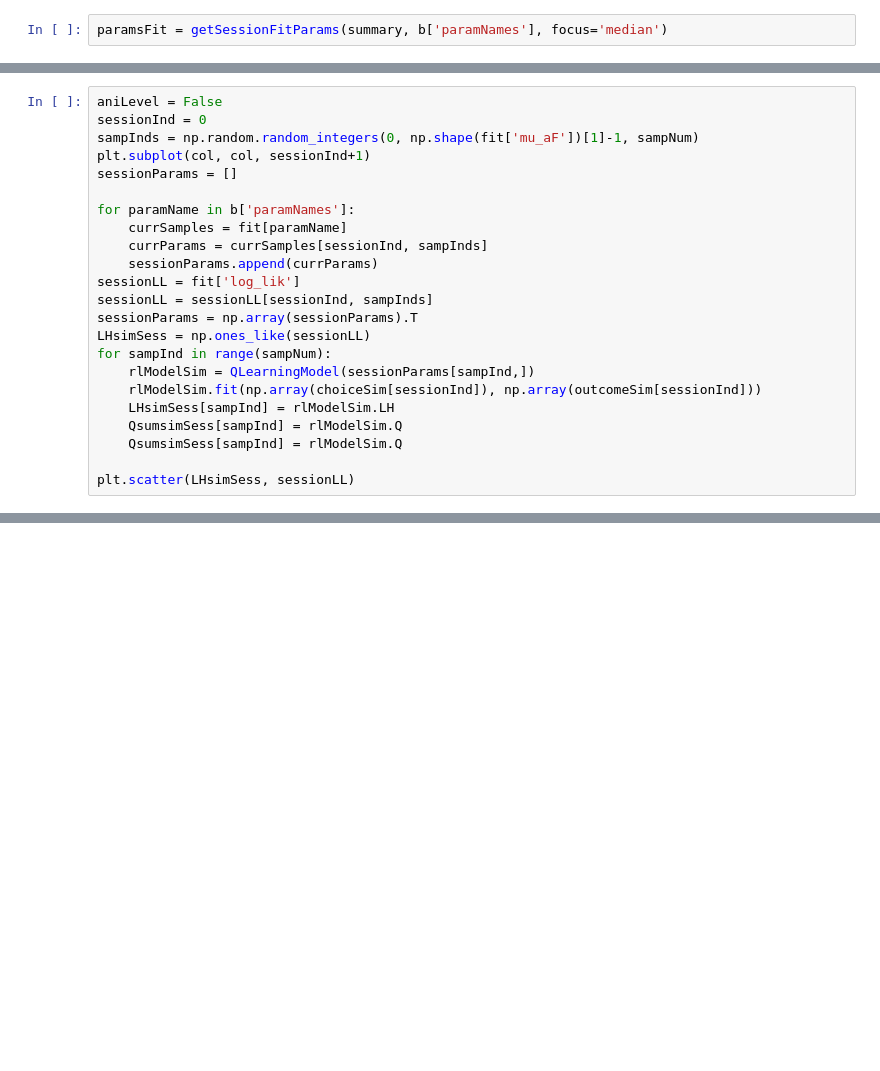
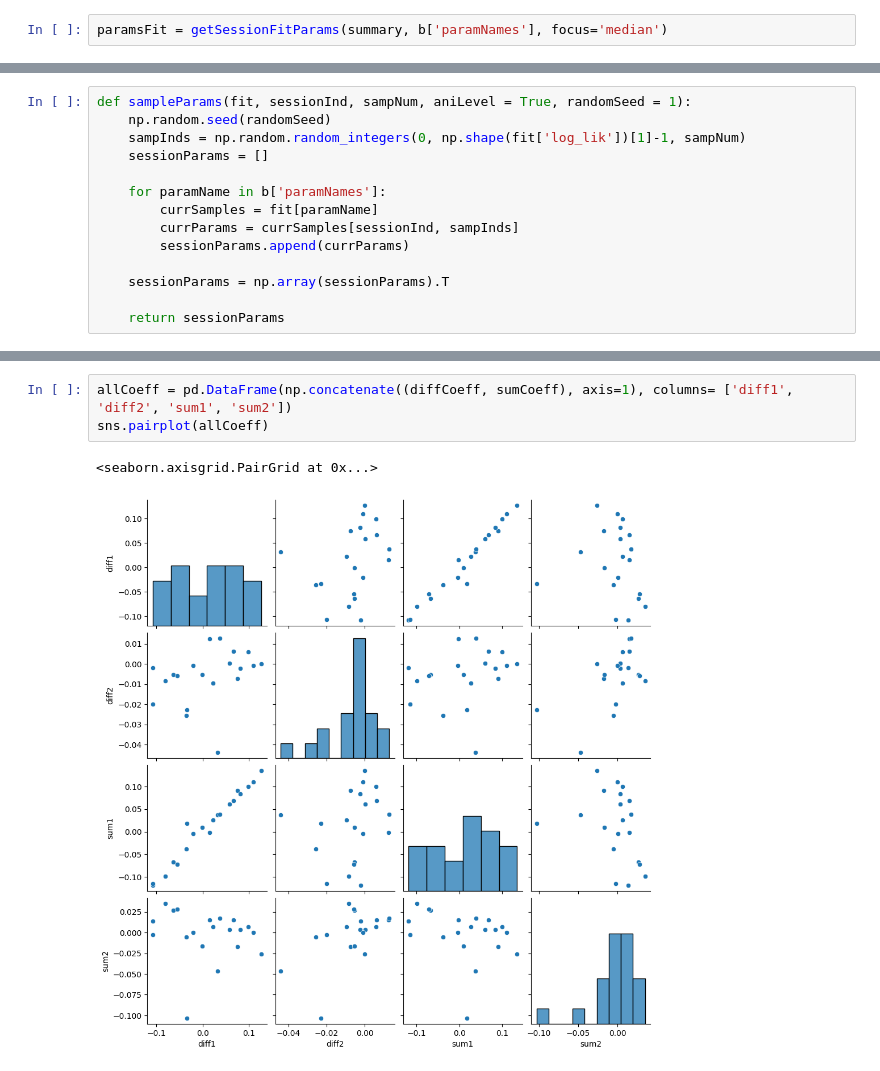
Before and after one commit to AllenNeuralDynamics/aind_stan_fit_sim, a Jupyter notebook: code/recovery.ipynb, the cells around one changed output, grey strips where cells are left out. Saved outputs shown, nothing was run; the diff lists cells and outputs as text; blank space fills up the shorter version.

```diff
--- a/code/recovery.ipynb
+++ b/code/recovery.ipynb
@@ -242,23 +217,14 @@ for sessionInd in range(len(paramsSim)):
 # %%
-aniLevel = False
-sessionInd = 0
-sampInds = np.random.random_integers(0, np.shape(fit['mu_aF'])[1]-1, sampNum)
-plt.subplot(col, col, sessionInd+1)
-sessionParams = []
+def sampleParams(fit, sessionInd, sampNum, aniLevel = True, randomSeed = 1):
+    np.random.seed(randomSeed)
+    sampInds = np.random.random_integers(0, np.shape(fit['log_lik'])[1]-1, sampNum)
+    sessionParams = []
 
-for paramName in b['paramNames']:
-    currSamples = fit[paramName]
-    currParams = currSamples[sessionInd, sampInds]
-    sessionParams.append(currParams)
-sessionLL = fit['log_lik']
-sessionLL = sessionLL[sessionInd, sampInds]
-sessionParams = np.array(sessionParams).T
-LHsimSess = np.ones_like(sessionLL)
-for sampInd in range(sampNum):
-    rlModelSim = QLearningModel(sessionParams[sampInd,])
-    rlModelSim.fit(np.array(choiceSim[sessionInd]), np.array(outcomeSim[sessionInd]))
-    LHsimSess[sampInd] = rlModelSim.LH
-    QsumsimSess[sampInd] = rlModelSim.Q
-    QsumsimSess[sampInd] = rlModelSim.Q
+    for paramName in b['paramNames']:
+        currSamples = fit[paramName]
+        currParams = currSamples[sessionInd, sampInds]
+        sessionParams.append(currParams)
 
-plt.scatter(LHsimSess, sessionLL)
+    sessionParams = np.array(sessionParams).T
+
+    return sessionParams
@@ -264,0 +359,6 @@ plt.scatter(LHsimSess, sessionLL)
+# %%
+allCoeff = pd.DataFrame(np.concatenate((diffCoeff, sumCoeff), axis=1), columns= ['diff1', 'diff2', 'sum1', 'sum2'])
+sns.pairplot(allCoeff)
+# %% [output]
+<seaborn.axisgrid.PairGrid at 0x...>
+[figure, added]
```
Also changed, not shown: parts of 12 cells of this notebook, 2 other files.
